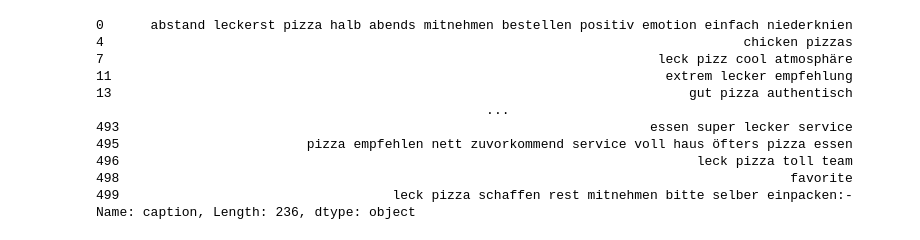
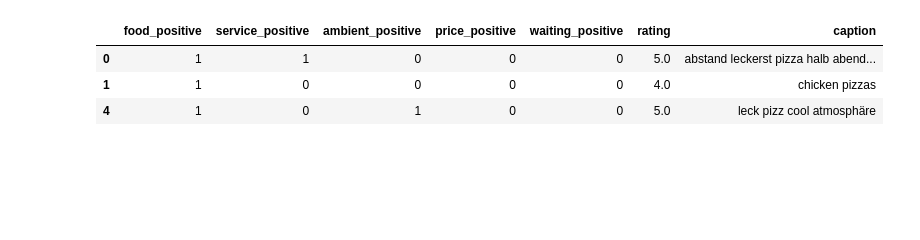
Before and after one commit to Herb-sh/NLPGoogleReviewSummary, a Jupyter notebook: nlp-data-cleaning.ipynb, the cells around one changed output. Drawn from its saved outputs; the diff is of its cells as text; code cells hidden in the pictures; blank space fills up the shorter version.

```diff
--- a/nlp-data-cleaning.ipynb
+++ b/nlp-data-cleaning.ipynb
@@ -106,20 +143,12 @@ df.reset_index(drop=True)
 # %%
 # Remove null & empty values once again for 'caption_clean' column
-df = df.loc[~df['caption'].isnull(), ['caption', 'rating', 'timestamp']]
+df = df.loc[~df['caption'].isnull(), USEFUL_COLUMNS_AND_CLEAN]
 df = df[df['caption'].str.strip().astype(bool)]
-# %%
-df['caption']
-# %% [output]
-0      abstand leckerst pizza halb abends mitnehmen bestellen positiv emotion einfach niederknien
-4                                                                                  chicken pizzas
-7                                                                       leck pizz cool atmosphäre
-11                                                                       extrem lecker empfehlung
-13                                                                          gut pizza authentisch
-                                                  ...
-493                                                                    essen super lecker service
-495                        pizza empfehlen nett zuvorkommend service voll haus öfters pizza essen
-496                                                                          leck pizza toll team
-498                                                                                      favorite
-499                                   leck pizza schaffen rest mitnehmen bitte selber einpacken:-
-Name: caption, Length: 236, dtype: object
+# %%
+df.head(3)
+# %% [output]
+|  | food_positive | service_positive | ambient_positive | price_positive | waiting_positive | rating | caption |
+| 0 | 1 | 1 | 0 | 0 | 0 | 5.0 | abstand leckerst pizza halb abend... |
+| 1 | 1 | 0 | 0 | 0 | 0 | 4.0 | chicken pizzas |
+| 4 | 1 | 0 | 1 | 0 | 0 | 5.0 | leck pizz cool atmosphäre |
 # %%
```
Also changed, not shown: parts of 12 cells of this notebook, 5 other files.
